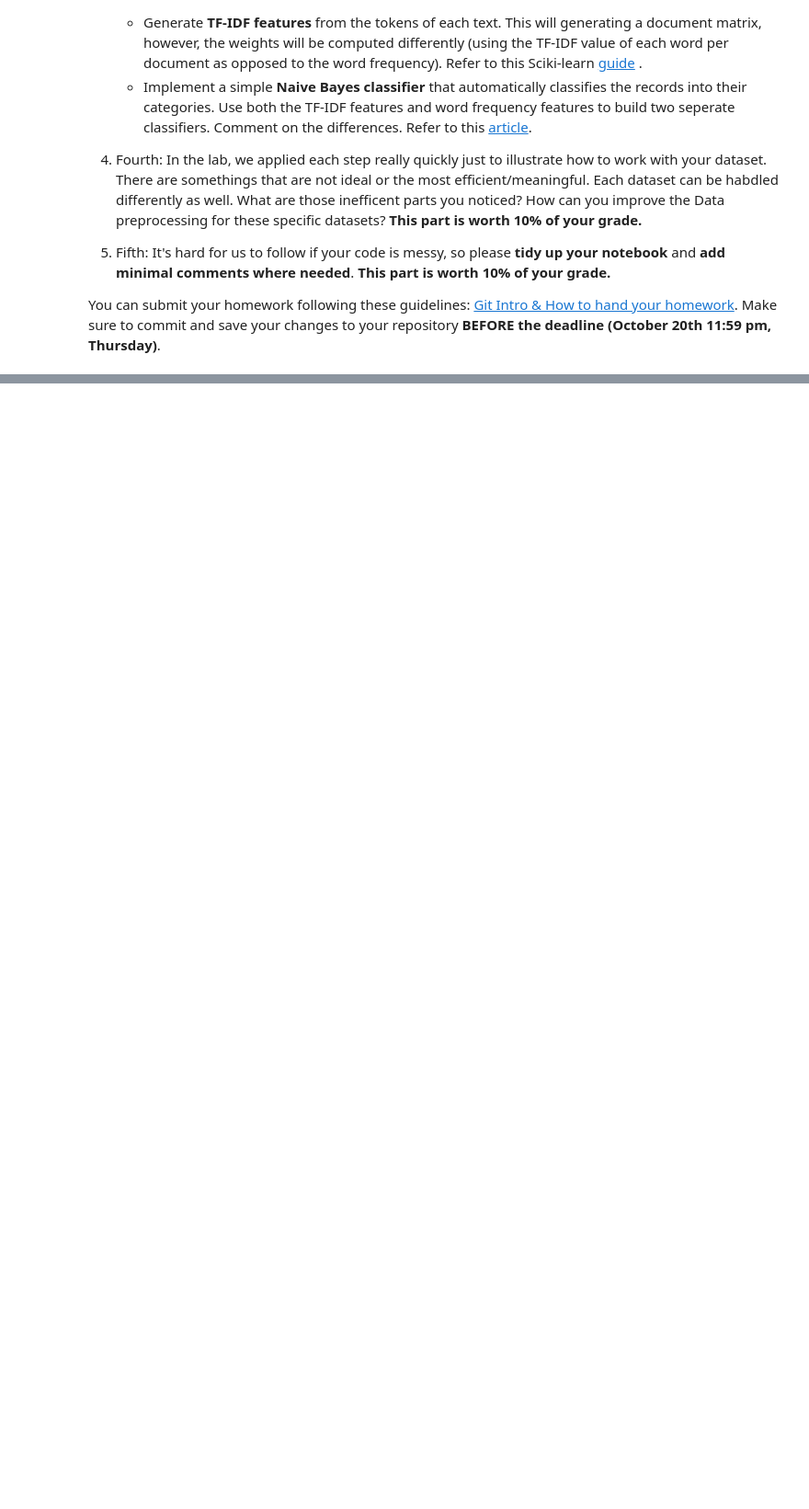
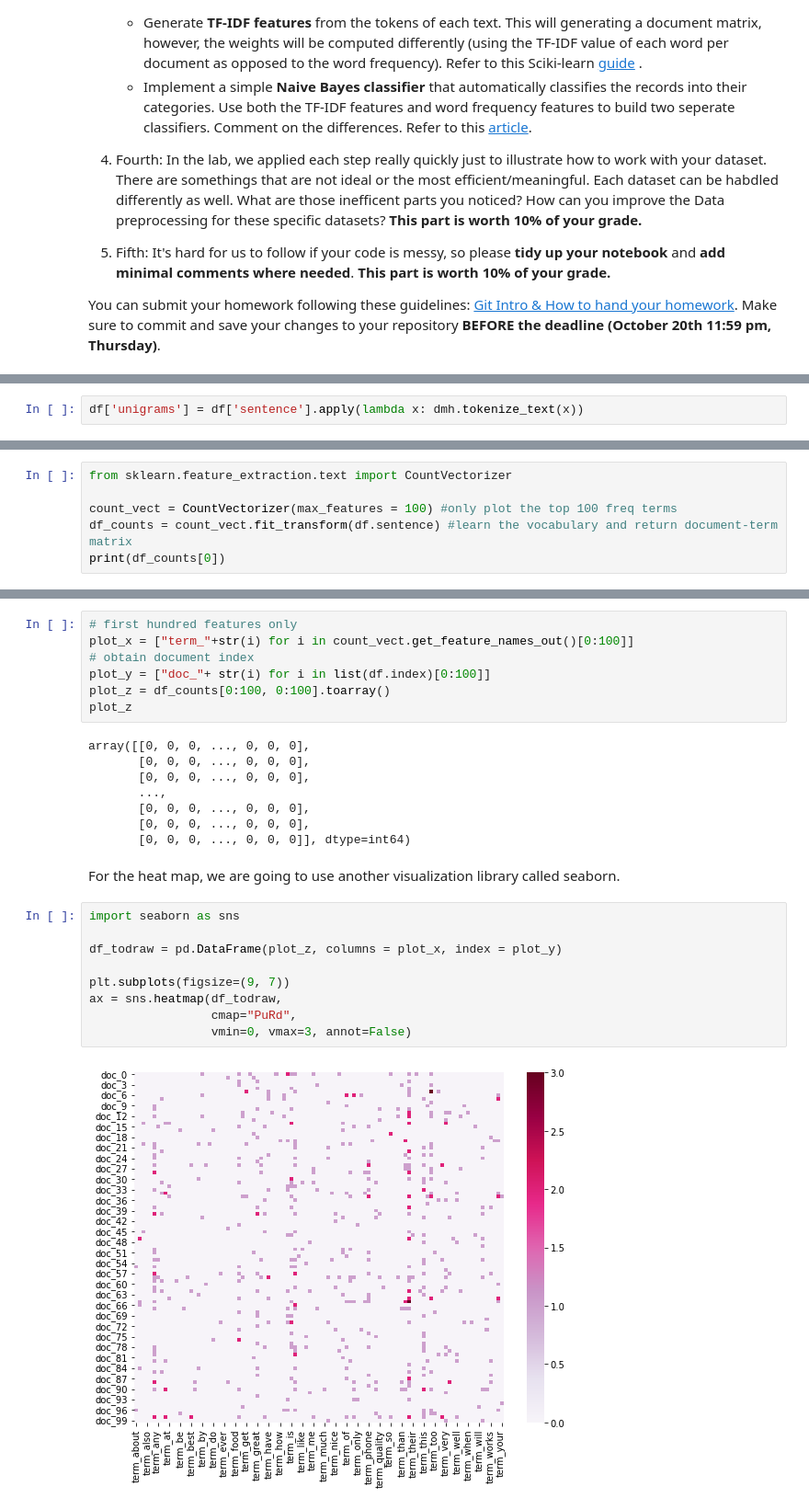
Before and after one commit to zyao5699/DM2022-Lab1-Homework, a Jupyter notebook: DM2022-Lab1-Homework.ipynb, the cells around one changed output, grey strips where cells are left out. Shown at 92% size. Saved outputs shown, nothing was run; the diff lists cells and outputs as text; blank space fills up the shorter version.

```diff
--- a/DM2022-Lab1-Homework.ipynb
+++ b/DM2022-Lab1-Homework.ipynb
@@ -35,0 +330,2 @@ You can submit your homework following these guidelines: [Git Intro & How to han
+# %%
+df['unigrams'] = df['sentence'].apply(lambda x: dmh.tokenize_text(x))
@@ -35,0 +363,6 @@ You can submit your homework following these guidelines: [Git Intro & How to han
+# %%
+from sklearn.feature_extraction.text import CountVectorizer
+
+count_vect = CountVectorizer(max_features = 100) #only plot the top 100 freq terms
+df_counts = count_vect.fit_transform(df.sentence) #learn the vocabulary and return document-term matrix
+print(df_counts[0])
@@ -35,0 +440,28 @@ You can submit your homework following these guidelines: [Git Intro & How to han
+# %%
+# first hundred features only
+plot_x = ["term_"+str(i) for i in count_vect.get_feature_names_out()[0:100]]
+# obtain document index
+plot_y = ["doc_"+ str(i) for i in list(df.index)[0:100]]
+plot_z = df_counts[0:100, 0:100].toarray()
+plot_z
+# %% [output]
+array([[0, 0, 0, ..., 0, 0, 0],
+       [0, 0, 0, ..., 0, 0, 0],
+       [0, 0, 0, ..., 0, 0, 0],
+       ...,
+       [0, 0, 0, ..., 0, 0, 0],
+       [0, 0, 0, ..., 0, 0, 0],
+       [0, 0, 0, ..., 0, 0, 0]], dtype=int64)
+# %% [markdown]
+For the heat map, we are going to use another visualization library called seaborn.
+# %%
+import seaborn as sns
+
+df_todraw = pd.DataFrame(plot_z, columns = plot_x, index = plot_y)
+
+plt.subplots(figsize=(9, 7))
+ax = sns.heatmap(df_todraw,
+                 cmap="PuRd",
+                 vmin=0, vmax=3, annot=False)
+# %% [output]
+[figure, added]
```
Also changed, not shown: parts of 99 cells of this notebook, 10 other files.
